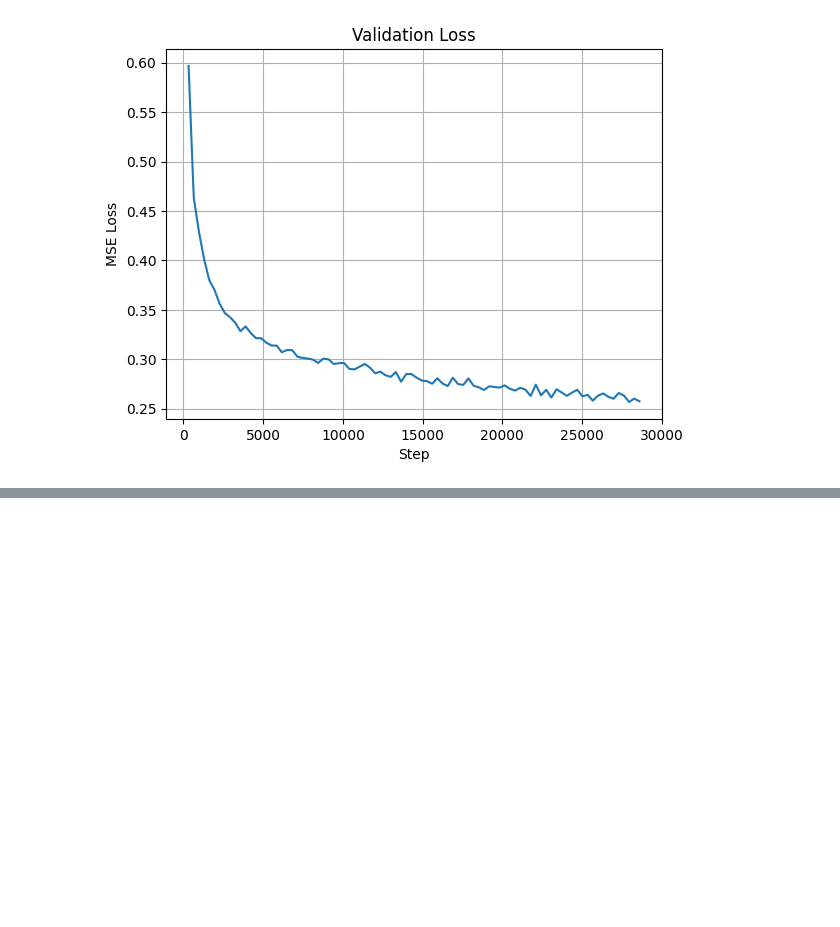
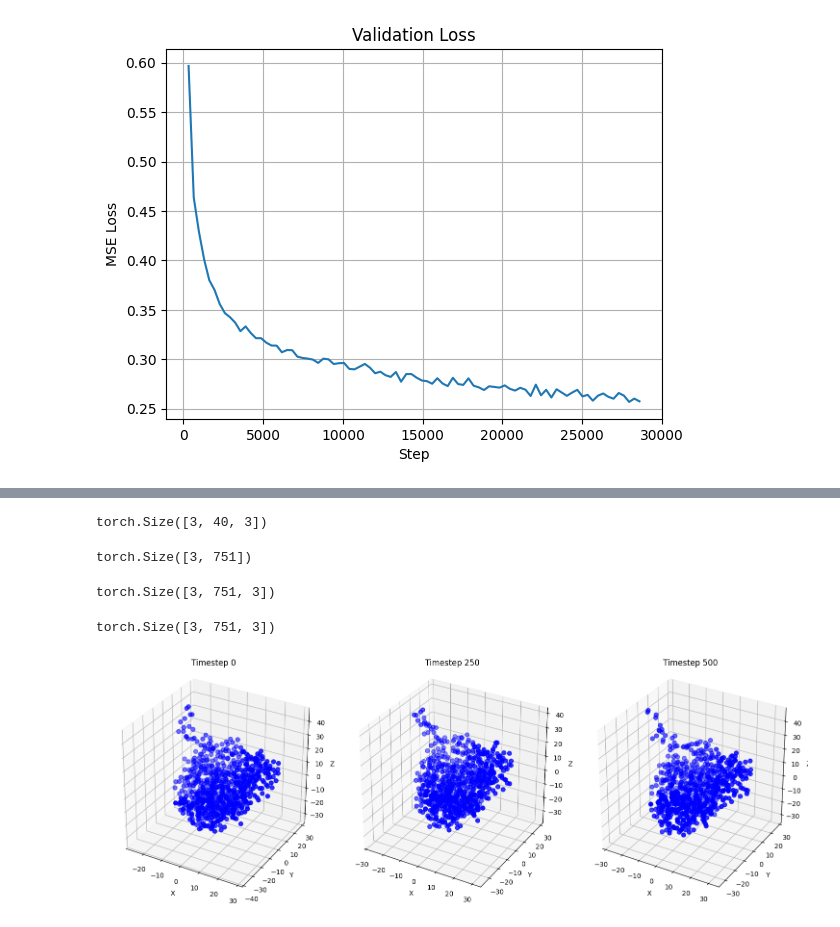
Before and after one commit to ipejonathan/LLNLMLBackmapping, a Jupyter notebook: inference_test.ipynb, the cells around one changed output, grey strips where cells are left out. Cells and saved outputs as stored; diff of their text form; code cells hidden in the pictures; blank space fills up the shorter version.

```diff
--- a/inference_test.ipynb
+++ b/inference_test.ipynb
@@ -101,0 +138,16 @@ plt.show()
+# %%
+datamodule.setup()
+val_loader = datamodule.val_dataloader()
+batch = next(iter(loader))
+
+noise_net.eval()
+device = torch.device("mps" if torch.backends.mps.is_available() else "cpu")
+
+
+ucg_pos = batch["ucg_pos"].to(device)  # shape: (B, N, 3)
+# cg_disp = batch["cg_disp"].numpy()    # shape: (B, N, 3)
+
+with torch.no_grad():
+    pred_cg_disp = noise_net.generate(ucg_pos, 100)
+
+pred_cg_disp = pred_cg_disp[:,-1,:,:]
@@ -101,0 +158,27 @@ plt.show()
+# %%
+# print(pred_cg_disp.shape)
+pred_cg_pos = ucg_pos[:, batch['scatter_idx'][0,:], :] + pred_cg_disp
+# pred_cg_disp = pred_cg_disp.cpu().numpy()
+# %%
+ucg_pos.shape
+# %% [output]
+torch.Size([3, 40, 3])
+# %%
+batch['scatter_idx'].shape
+# %% [output]
+torch.Size([3, 751])
+# %%
+pred_cg_pos.shape
+# %% [output]
+torch.Size([3, 751, 3])
+# %%
+pred_cg_disp.shape
+# %% [output]
+torch.Size([3, 751, 3])
+# %%
+# data = np.load("pred-cg-500.npy")
+# print(data.shape)
+samples = [pred_cg_pos[0,:,:].cpu(), pred_cg_pos[1,:,:].cpu(), pred_cg_pos[2,:,:].cpu()]
+plot_diffusion_samples(samples)
+# %% [output]
+[figure, added]
```
Also changed, not shown: parts of 3 cells of this notebook, 3 other files.
